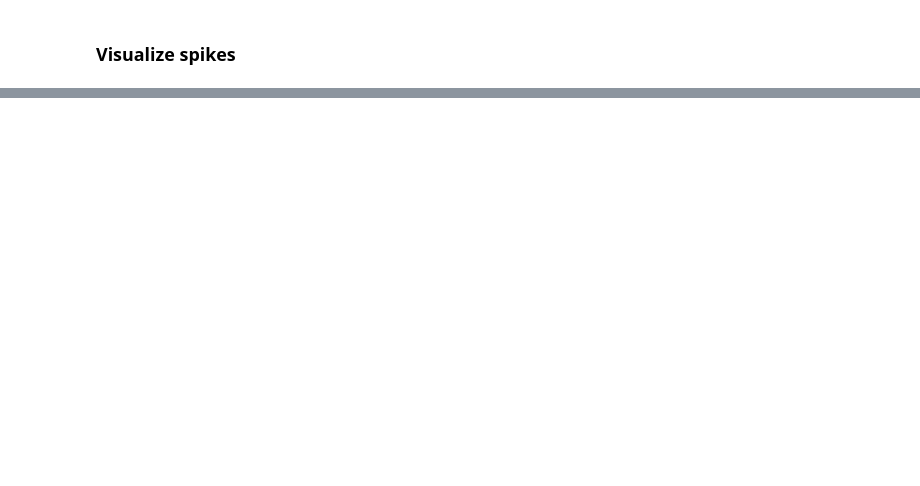
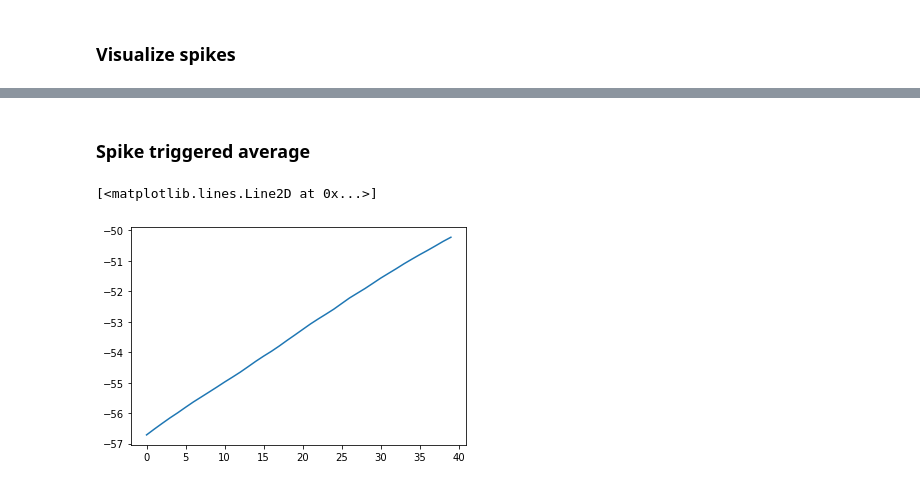
Before and after one commit to lepmik/causal-optogenetics-paper-data, a Jupyter notebook: prove_of_principle_simulation_with_branched_stimulation.ipynb, the cells around one changed output, grey strips where cells are left out. Drawn from its saved outputs; the diff is of its cells as text; code cells hidden in the pictures; blank space fills up the shorter version.

```diff
--- a/prove_of_principle_simulation_with_branched_stimulation.ipynb
+++ b/prove_of_principle_simulation_with_branched_stimulation.ipynb
@@ -242,0 +248,35 @@ Text(0, 0.5, 'neuron id')
+# %% [markdown]
+### Spike triggered average
+# %%
+V_m = M.V_m/mV
+# %%
+trgts, sndr = np.where((m>0.5*nS))
+trgt = 200
+trgts_bool = trgts==trgt
+trgts = trgts[trgts_bool]
+sndr_bool = sndr<p['N_ex']
+sndr = sndr[np.logical_and(trgts_bool, sndr_bool)]
+# %%
+spk_bool = np.in1d(spk_mon1.i, sndr)
+t_bool = spk_mon1.t/ms > 10.
+t = spk_mon1.t[np.logical_and(spk_bool, t_bool)]/ms
+res = p['res']/ms
+t = t/res
+t = t.astype(int)
+
+n_bins = 40
+X = np.zeros((len(t), n_bins))
+
+spks_trgt = spk_mon1.t[spk_mon1.i == trgt]/ms/res
+
+for i, t_i in enumerate(t):
+    if t_i+n_bins < V_m.shape[1]:
+        #check if target spiked
+        if not np.any((spks_trgt > t_i) & (spks_trgt < t_i+n_bins)):
+            X[i, :] = V_m[trgt, t_i:t_i+n_bins]
+# %%
+sta = np.mean(X, axis=0)
+plt.plot(sta)
+# %% [output]
+[<matplotlib.lines.Line2D at 0x...>]
+[figure, added]
```
Also changed, not shown: parts of 11 cells of this notebook, 8 other files.
